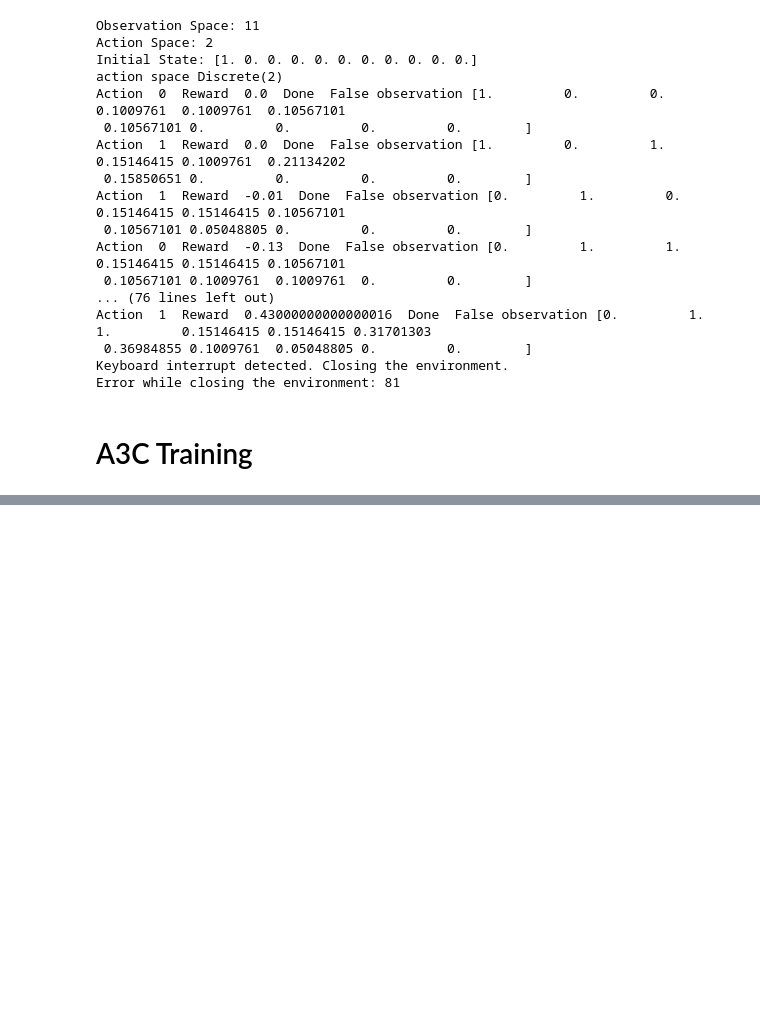
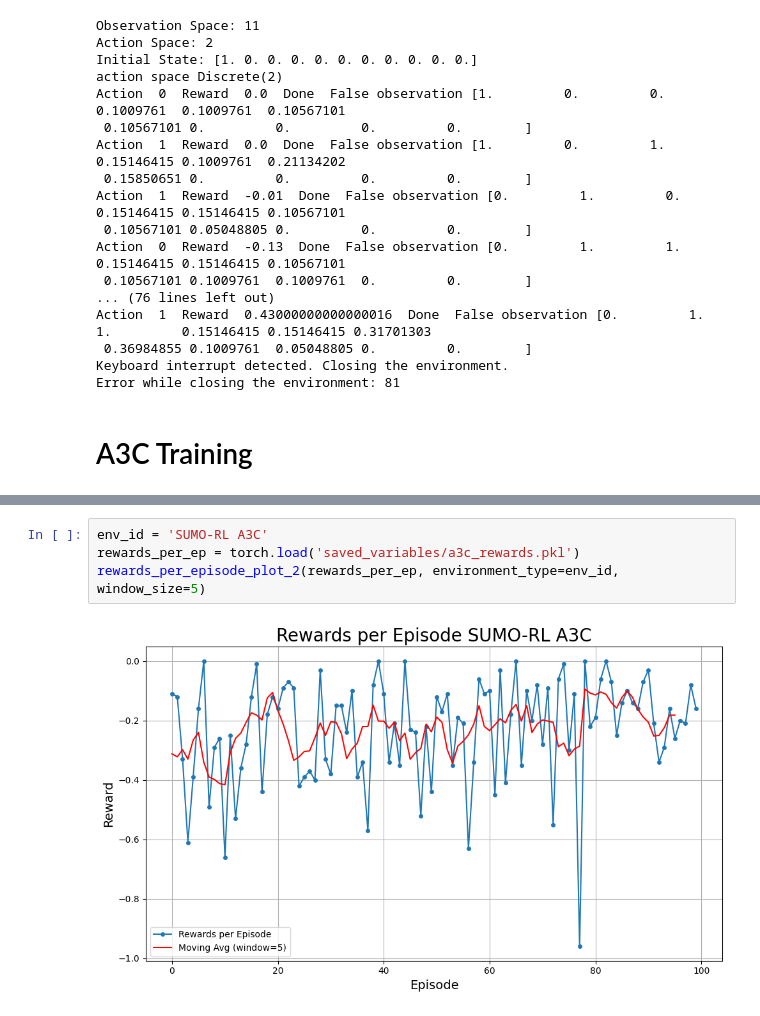
Before and after one commit to KhansaKhanam/ReinforcementLearning_FinalCourseProject, a Jupyter notebook: sumo_A3C.ipynb, the cells around one changed output, grey strips where cells are left out. Drawn from its saved outputs; the diff is of its cells as text; blank space fills up the shorter version.

```diff
--- a/sumo_A3C.ipynb
+++ b/sumo_A3C.ipynb
@@ -282,0 +331,6 @@ Error during cleanup: 'NoneType' object has no attribute 'close'
+# %%
+env_id = 'SUMO-RL A3C'
+rewards_per_ep = torch.load('saved_variables/a3c_rewards.pkl')
+rewards_per_episode_plot_2(rewards_per_ep, environment_type=env_id, window_size=5)
+# %% [output]
+[figure, added]
```
Also changed, not shown: parts of 3 cells of this notebook, 16 other files.
